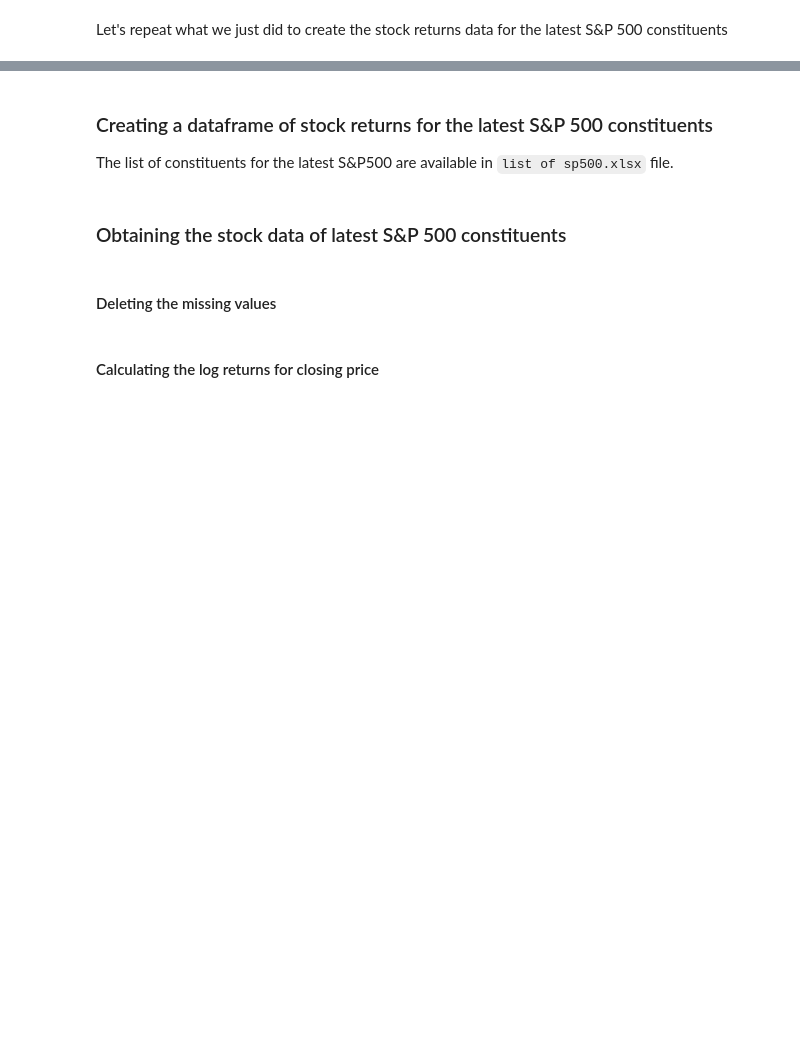
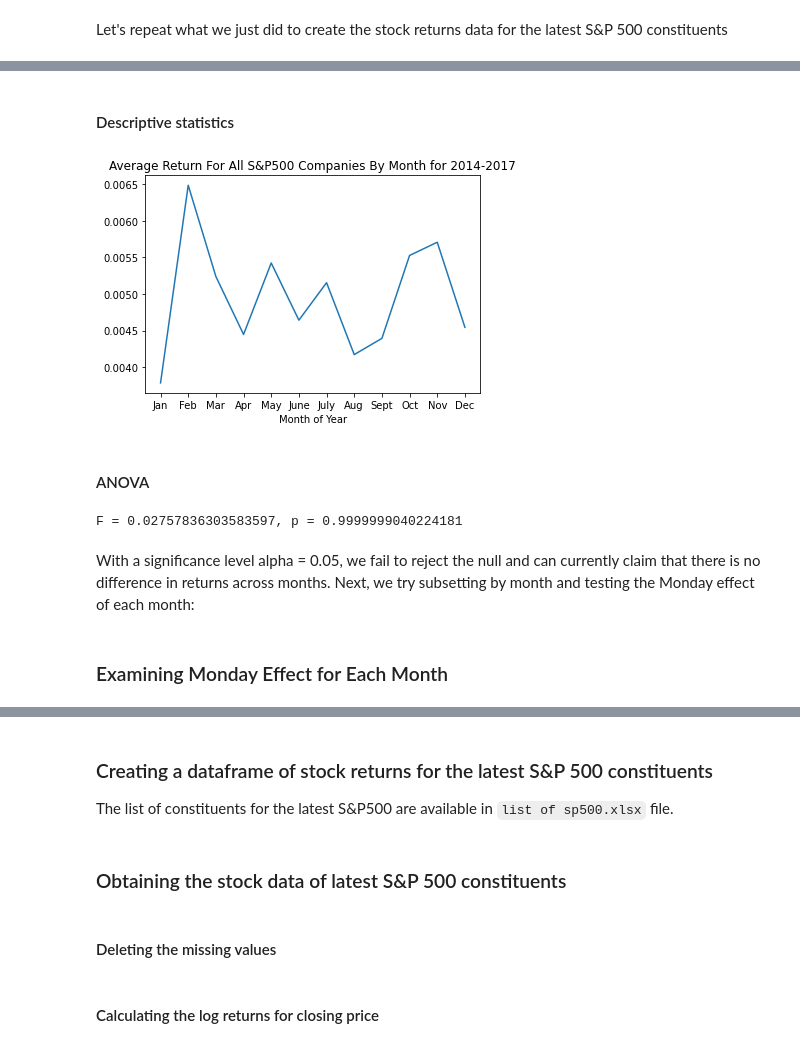
Before and after one commit to Sungbinyouk/UCSB-PSTAT234-2021S-Final-Project-Stock, a Jupyter notebook: Examining Monday Effect.ipynb, the cells around one changed output, grey strips where cells are left out. Cells and saved outputs as stored; diff of their text form; code cells hidden in the pictures; blank space fills up the shorter version.

```diff
--- a/Examining Monday Effect.ipynb
+++ b/Examining Monday Effect.ipynb
@@ -297,0 +380,9 @@ Let's repeat what we just did to create the stock returns data for the latest S&
+# %%
+# Let's organize our data in terms of the months
+logret['Month of Year'] = logret.index.month
+
+groupeddata = logret.groupby('Month of Year')
+mean_per_stock_month = groupeddata.mean()
+
+# Let's get some overview of the average stock returns of each company looks for each month
+mean_per_stock_month
@@ -297,0 +405,23 @@ Let's repeat what we just did to create the stock returns data for the latest S&
+# %% [markdown]
+#### Descriptive statistics
+# %%
+# Let's plot the average log returns of each of the company
+np.mean(mean_per_stock_month, axis = 1).plot()
+#plt.ylim([70, 90])
+plt.title("Average Return For All S&P500 Companies By Month for 2014-2017")
+plt.xticks([1, 2, 3, 4, 5, 6, 7, 8, 9, 10, 11, 12], ["Jan", "Feb", "Mar", "Apr", "May", "June", "July", "Aug", "Sept", "Oct", "Nov", "Dec"], rotation='horizontal')
+plt.show()
+# %% [output]
+[figure, added]
+# %% [markdown]
+#### ANOVA
+# %%
+# let's conduct a oneway ANOVA on the 12 months of a year
+fval, pval = stats.f_oneway(np.array(mean_per_stock_month.iloc[0].array), np.array(mean_per_stock_month.iloc[1].array), np.array(mean_per_stock_month.iloc[2].array), np.array(mean_per_stock_month.iloc[3].array), np.array(mean_per_stock_month.iloc[4].array),np.array(mean_per_stock_month.iloc[5].array), np.array(mean_per_stock_month.iloc[6].array), np.array(mean_per_stock_month.iloc[7].array), np.array(mean_per_stock_month.iloc[8].array), np.array(mean_per_stock_month.iloc[9].array), np.array(mean_per_stock_month.iloc[10].array), np.array(mean_per_stock_month.iloc[11].array))
+print("F = {}, p = {}".format(fval,pval))
+# %% [output]
+F = 0.02757836303583597, p = 0.9999999040224181
+# %% [markdown]
+With a significance level alpha = 0.05, we fail to reject the null and can currently claim that there is no difference in returns across months. Next, we try subsetting by month and testing the Monday effect of each month:
+# %% [markdown]
+### Examining Monday Effect for Each Month
```
Also changed, not shown: parts of 39 cells of this notebook, 1 other file.
